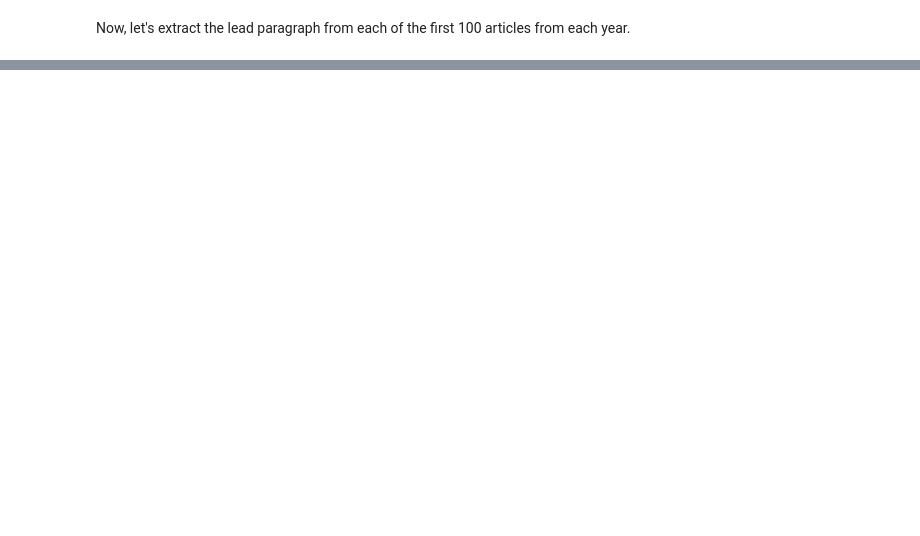
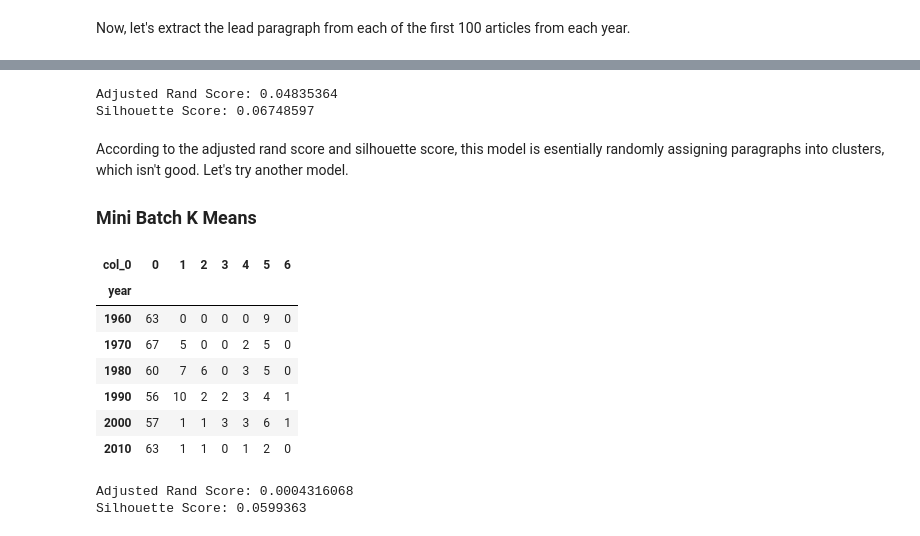
Before and after one commit to ephs08kmp/capstone_projects, a Jupyter notebook: 4.5.1 Unsupervised Learning Capstone.ipynb, the cells around one changed output, grey strips where cells are left out. Cells and saved outputs as stored; diff of their text form; code cells hidden in the pictures; blank space fills up the shorter version.

```diff
--- a/4.5.1 Unsupervised Learning Capstone.ipynb
+++ b/4.5.1 Unsupervised Learning Capstone.ipynb
@@ -154,0 +118,12 @@ This still isn't working like I would expect...I'll keep going on this.
+# %%
+def text_cleaner(text):
+    text = re.sub(r'--', ' ', text)
+    text = re.sub(r'\d', '', text)
+    #text = re.sub(r'\.', '. ', text)
+    text = text.lower()
+    text = ' '.join(text.split())
+    return text
+# %%
+# Clean all lead paragraphs
+nyt_all['lead_paragraph'] = nyt_all.lead_paragraph.map(lambda x: text_cleaner(str(x)))
+nyt_all.head()
@@ -154,0 +139,7 @@ This still isn't working like I would expect...I'll keep going on this.
+# %%
+# Identifying variables
+X = nyt_all['lead_paragraph']
+y = nyt_all['year']
+
+# Splitting into train and test sets
+X_train, X_test, y_train, y_test = train_test_split(X, y, test_size=0.25, random_state=42)
@@ -154,0 +203,13 @@ This still isn't working like I would expect...I'll keep going on this.
+# %%
+from sklearn.decomposition import TruncatedSVD
+from sklearn.pipeline import make_pipeline
+from sklearn.preprocessing import Normalizer
+
+# SVD data reducer.  We are going to reduce the feature space from 1599 to 150.
+svd = TruncatedSVD(100)
+lsa = make_pipeline(svd, Normalizer(copy=False))
+# Run SVD on the training data, then project the training data.
+X_train_lsa = lsa.fit_transform(X_train_tfidf)
+
+total_variance = svd.explained_variance_ratio_.sum()
+print("Percent variance captured by all components:",total_variance*100)
@@ -154,0 +244,34 @@ This still isn't working like I would expect...I'll keep going on this.
+# %%
+from sklearn.metrics import adjusted_rand_score
+from sklearn.metrics import silhouette_score
+
+print('Adjusted Rand Score: {:0.7}'.format(adjusted_rand_score(y_train, y_pred)))
+print('Silhouette Score: {:0.7}'.format(silhouette_score(X_train_lsa, y_pred, metric='euclidean')))
+# %% [output]
+Adjusted Rand Score: 0.04835364
+Silhouette Score: 0.06748597
+# %% [markdown]
+According to the adjusted rand score and silhouette score, this model is esentially randomly assigning paragraphs into clusters, which isn't good.  Let's try another model.
+
+### Mini Batch K Means
+# %%
+from sklearn.cluster import MiniBatchKMeans
+minikmeans = MiniBatchKMeans(n_clusters=7, init='k-means++', random_state=42, init_size=1000, batch_size=1000)
+y_pred2 = minikmeans.fit_predict(X_train_lsa)
+
+pd.crosstab(y_train, y_pred2)
+# %% [output]
+| col_0 | 0 | 1 | 2 | 3 | 4 | 5 | 6 |
+| year |  |  |  |  |  |  |  |
+| 1960 | 63 | 0 | 0 | 0 | 0 | 9 | 0 |
+| 1970 | 67 | 5 | 0 | 0 | 2 | 5 | 0 |
+| 1980 | 60 | 7 | 6 | 0 | 3 | 5 | 0 |
+| 1990 | 56 | 10 | 2 | 2 | 3 | 4 | 1 |
+| 2000 | 57 | 1 | 1 | 3 | 3 | 6 | 1 |
+| 2010 | 63 | 1 | 1 | 0 | 1 | 2 | 0 |
+# %%
+print('Adjusted Rand Score: {:0.7}'.format(adjusted_rand_score(y_train, y_pred2)))
+print('Silhouette Score: {:0.7}'.format(silhouette_score(X_train_lsa, y_pred2, metric='euclidean')))
+# %% [output]
+Adjusted Rand Score: 0.0004316068
+Silhouette Score: 0.0599363
```
Also changed, not shown: parts of 40 cells of this notebook.
